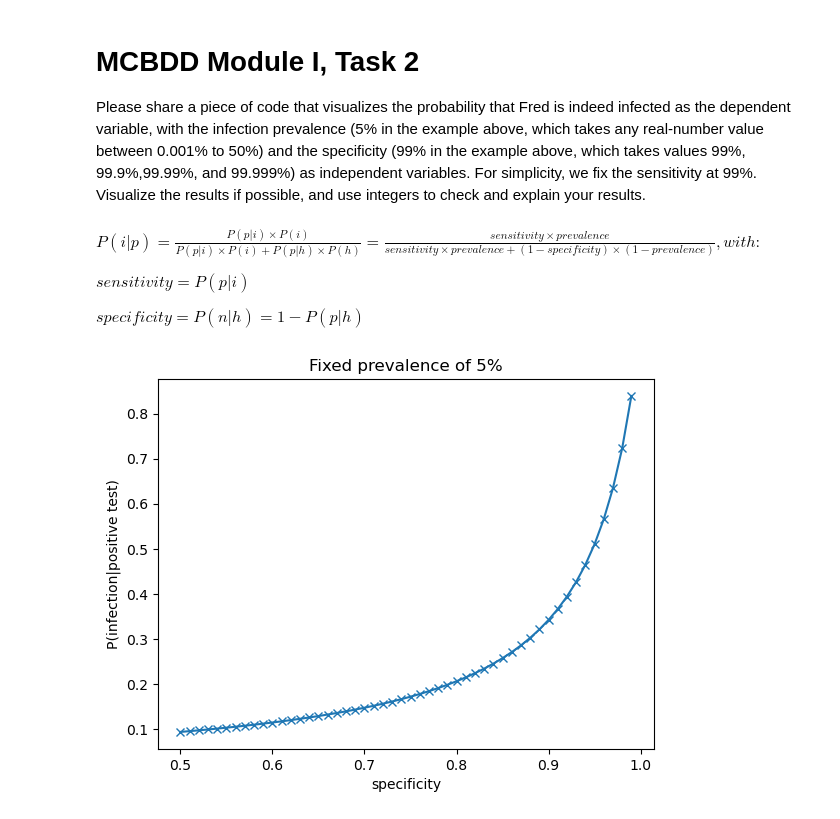
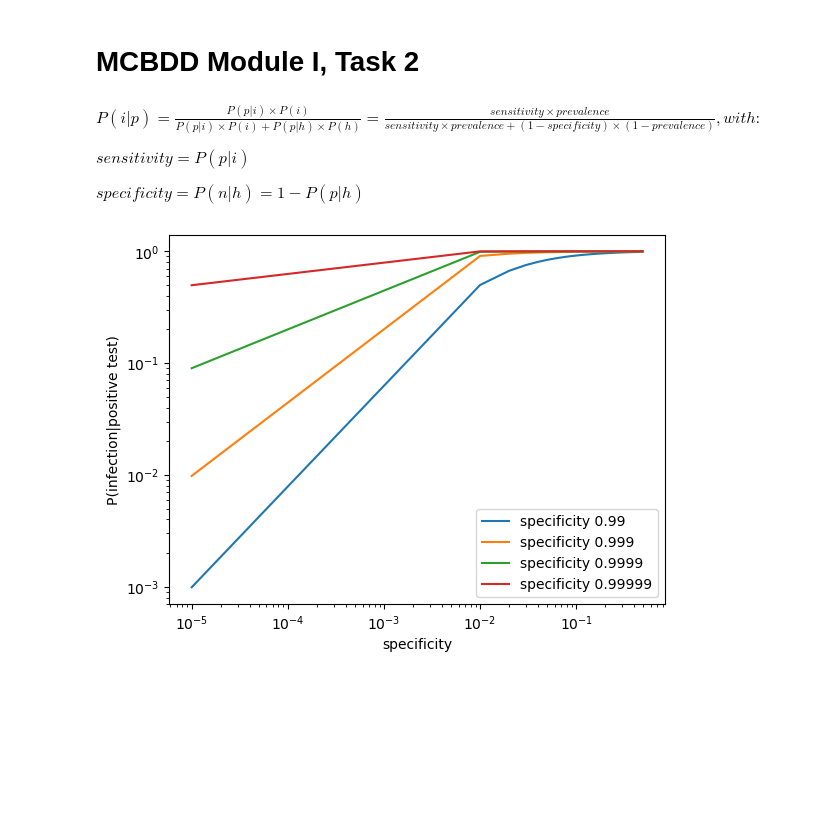
Before and after one commit to aplumin/mcbdd, a Jupyter notebook: module1.ipynb, the cells around one changed output. Drawn from its saved outputs; the diff is of its cells as text; code cells hidden in the pictures; blank space fills up the shorter version.

Commit message:
Fix plot

```diff
--- a/module1.ipynb
+++ b/module1.ipynb
@@ -1,6 +1,5 @@
-# %% [markdown]
-# MCBDD Module I, Task 2
-Please share a piece of code that visualizes the probability that Fred is indeed infected as the dependent variable, with the infection prevalence (5% in the example above, which takes any real-number value between 0.001% to 50%) and the specificity (99% in the example above, which takes values 99%, 99.9%,99.99%, and 99.999%) as independent variables. For simplicity, we fix the sensitivity at 99%. Visualize the results if possible, and use integers to check and explain your results.
+# %% [markdown]
+# MCBDD Module I, Task 2
 # %% [markdown]
 $P(i|p) = \frac{P(p|i) \times P(i)}{P(p|i) \times P(i) + P(p|h) \times P(h)}
 = \frac{sensitivity \times prevalence}{sensitivity \times prevalence + (1 - specificity) \times (1 - prevalence)}, with:$
@@ -14,13 +13,16 @@ def p_infected(prevalence, sensitivity, specificity):
 # %%
 import numpy as np
 import matplotlib.pyplot as plt
 
-# fix prevalence at 5%
-specificity = np.arange(0.5,1,0.01) #np.array([0.99,0.999,0.9999,0.99999])
-plt.plot(specificity, p_infected(0.05, 0.99, specificity),'x-')
-plt.xlabel("specificity")
-plt.ylabel("P(infection|positive test)")
-plt.title("Fixed prevalence of 5%")
+prevalence = np.arange(0.00001,0.5,0.01)
+sensitivity = 0.99
+specificity = [0.99,0.999,0.9999,0.99999]
+
+for s in specificity:
+    plt.loglog(prevalence, p_infected(prevalence, sensitivity, s),label='specificity %s'%s)
+    plt.xlabel('specificity')
+    plt.ylabel('P(infection|positive test)')
+plt.legend()
 plt.show()
 # %% [output]
-[figure, old version]
+[figure, new version]
```
Also changed, not shown: parts of 2 cells of this notebook.
